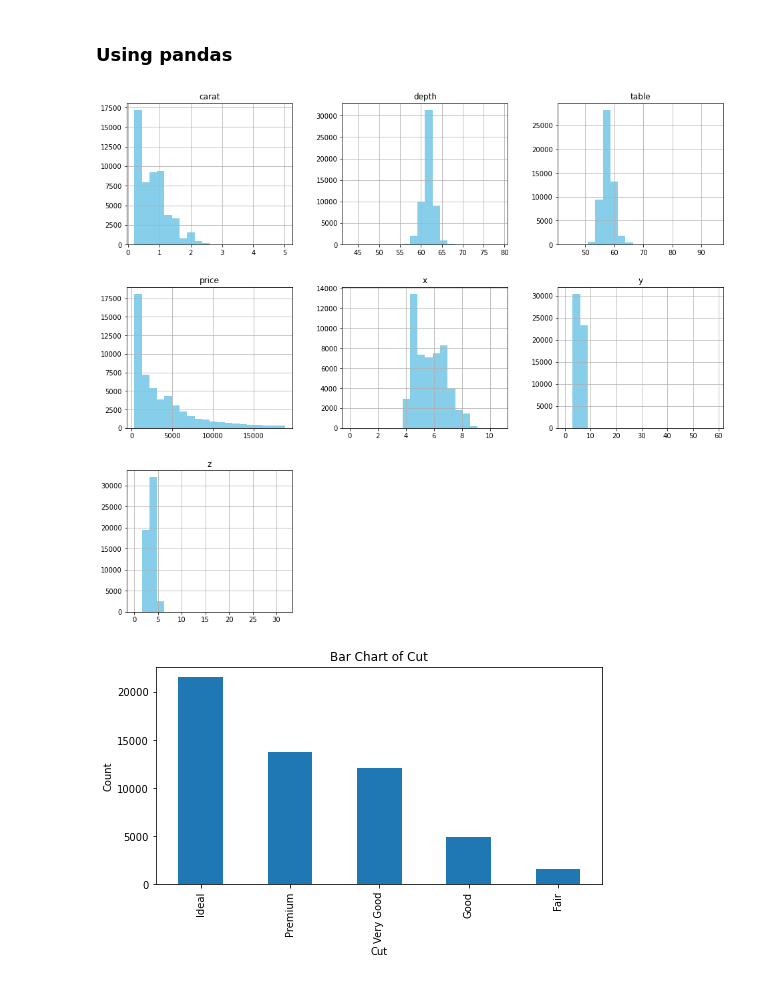
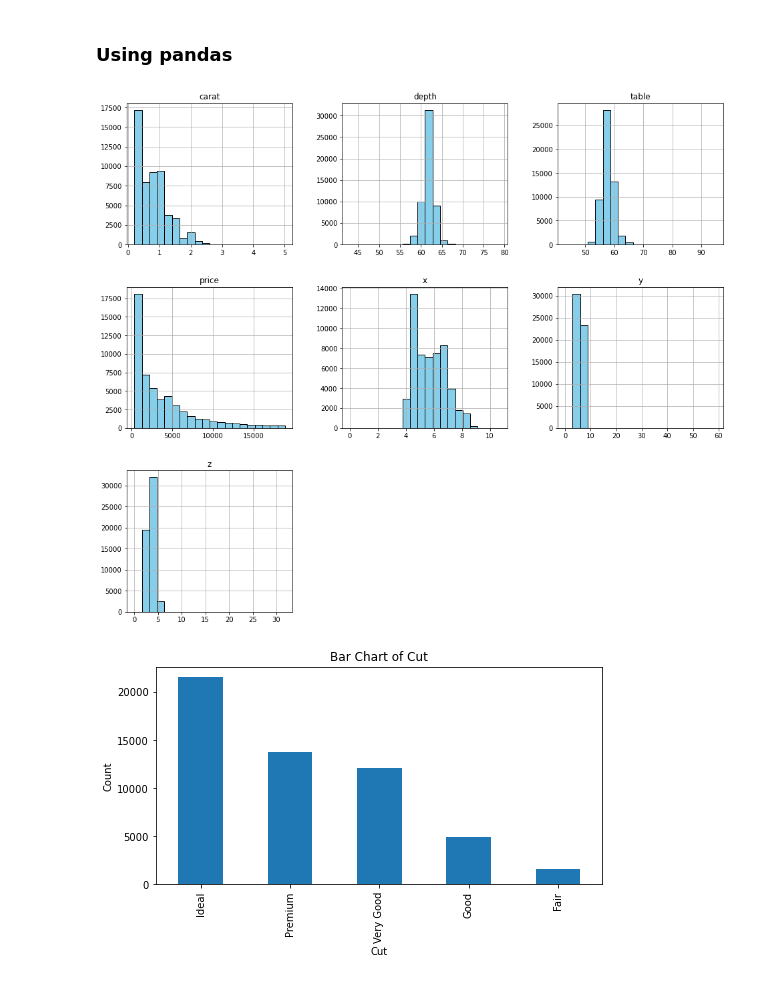
Before and after one commit to kershrita/Data-Science-Roadmap, a Jupyter notebook: exercises/Session 03/Hands-on exercise.ipynb, the cells around one changed output. Drawn from its saved outputs; the diff is of its cells as text; code cells hidden in the pictures.

```diff
--- a/exercises/Session 03/Hands-on exercise.ipynb
+++ b/exercises/Session 03/Hands-on exercise.ipynb
@@ -187,10 +184,9 @@ plt.show()
 # %% [markdown]
 ### Using pandas
 # %%
-df.hist(figsize=(16, 14), color='skyblue', bins=20)
-plt.show()
+df.hist(figsize=(16, 14), color='skyblue', bins=20, edgecolor="black");
 # %% [output]
-[figure, old version]
+[figure, new version]
 # %%
 plt.figure(figsize=(8, 4))
 df['cut'].value_counts().plot(kind='bar')
```
Also changed, not shown: parts of 5 cells of this notebook.
